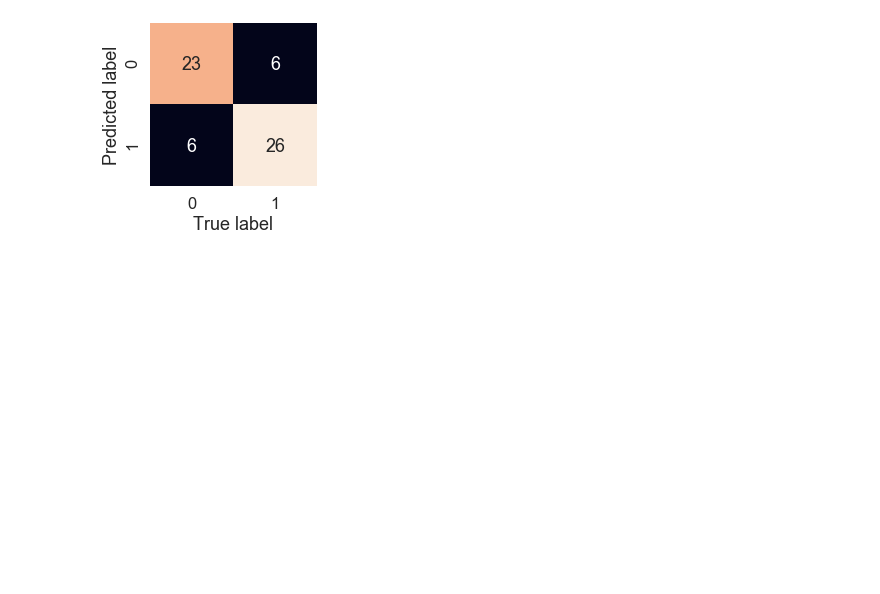
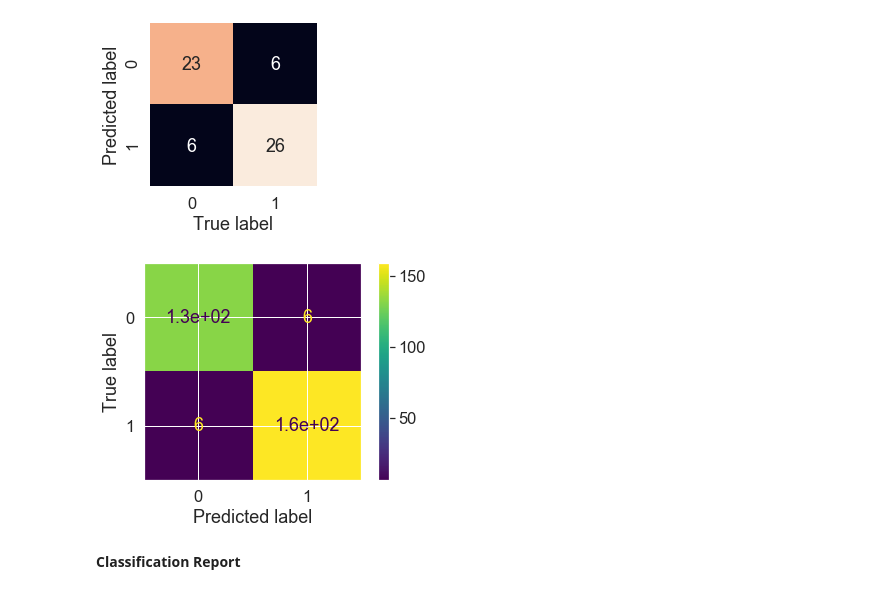
Before and after one commit to sajadalipour7/MachineLearning-Trainings, a Jupyter notebook: Scikit Learn Library/introduction-to-scikit-learn.ipynb, the cells around one changed output. Cells and saved outputs as stored; diff of their text form; code cells hidden in the pictures; blank space fills up the shorter version.

Commit message:
Classification Report

```diff
--- a/Scikit Learn Library/introduction-to-scikit-learn.ipynb
+++ b/Scikit Learn Library/introduction-to-scikit-learn.ipynb
@@ -1416,4 +1416,13 @@ def plot_conf_mat(conf_mat):
 plot_conf_mat(conf_mat)
 # %% [output]
 [figure]
+# %%
+# SciKit Learn Way to plot confusion matrix
+from sklearn.metrics import plot_confusion_matrix
+
+plot_confusion_matrix(clf,X,y);
+# %% [output]
+[figure, added]
+# %% [markdown]
+**Classification Report**
 # %%
```
Also changed, not shown: parts of 2 cells of this notebook.
